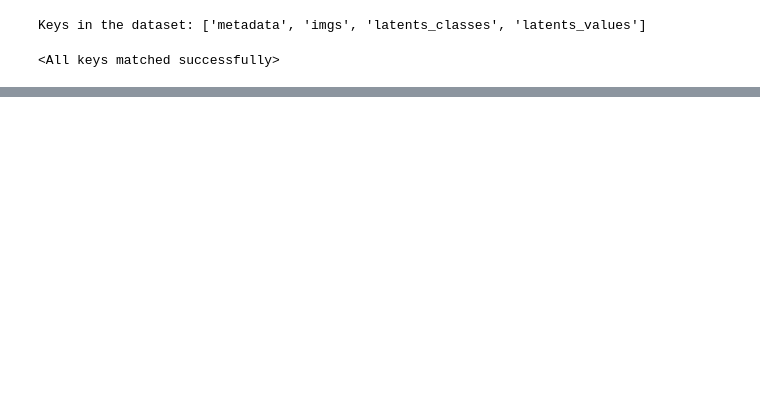
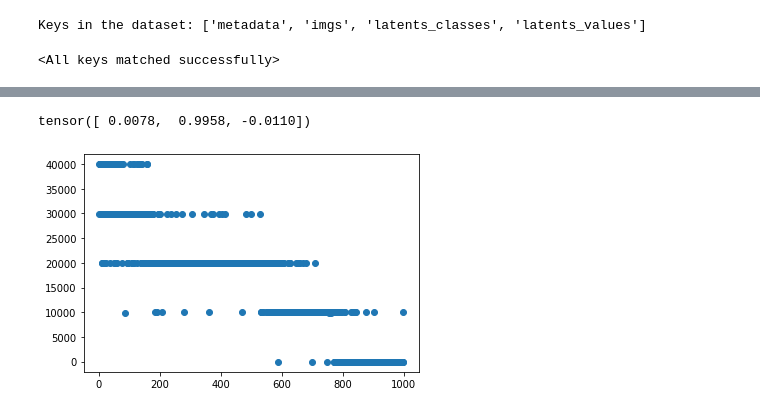
Before and after one commit to GiovaniValdrighi/inferencia_causal, a Jupyter notebook: vae/scm_counterfactual.ipynb, the cells around one changed output, grey strips where cells are left out. Cells and saved outputs as stored; diff of their text form; code cells hidden in the pictures; blank space fills up the shorter version.

```diff
--- a/vae/scm_counterfactual.ipynb
+++ b/vae/scm_counterfactual.ipynb
@@ -300,0 +441,8 @@ scm.counterfactual('N_shape', torch.tensor([0.0, 1.0, 0.0]), torch.tensor([1.0,
+# %%
+small = 0
+large = 0
+for i in range(len(losses)):
+  if losses[i] < 3:
+    small += 1
+  else:
+    large +=1
@@ -300,0 +624,9 @@ scm.counterfactual('N_shape', torch.tensor([0.0, 1.0, 0.0]), torch.tensor([1.0,
+# %%
+scm.model()
+# %% [output]
+tensor([ 0.0078,  0.9958, -0.0110])
+# %%
+plt.scatter(range(len(losses)), losses)
+plt.show()
+# %% [output]
+[figure, added]
```
Also changed, not shown: parts of 21 cells of this notebook.
